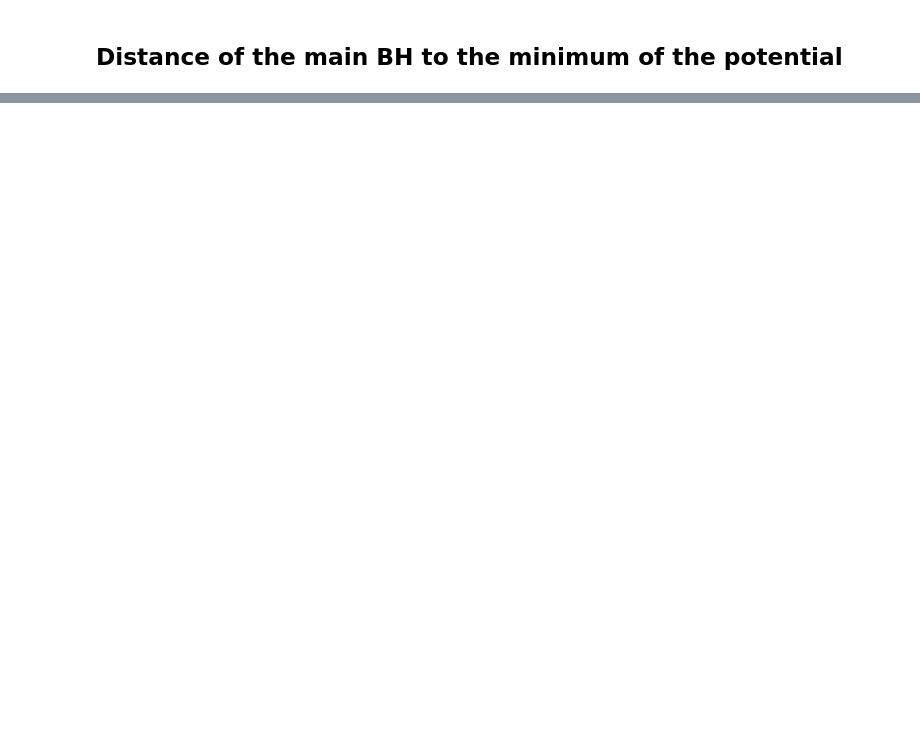
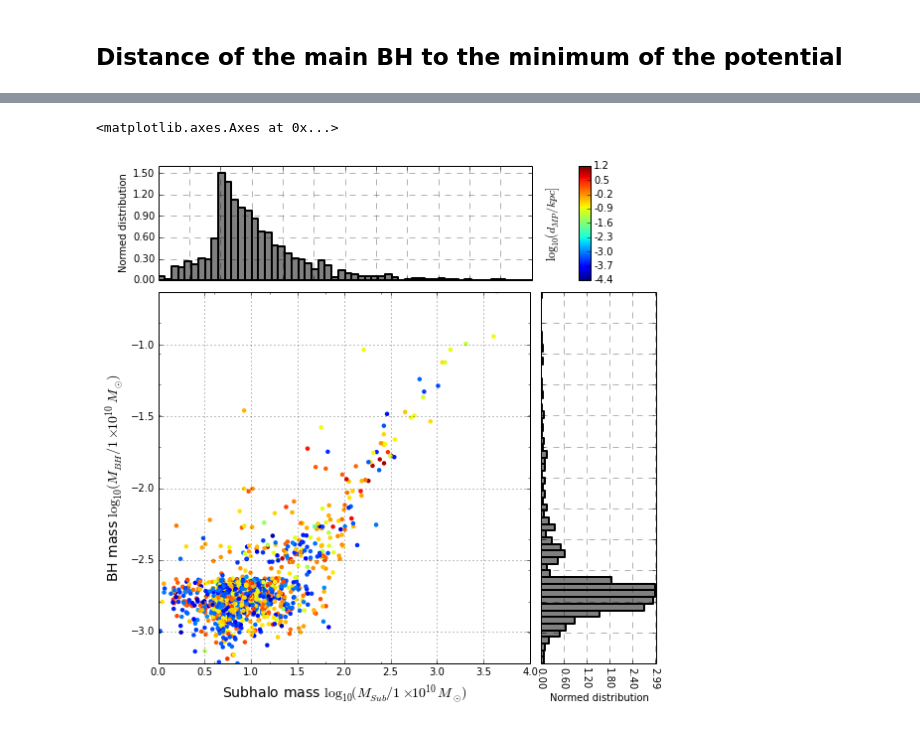
Before and after one commit to sbustamante/CosmologicalBlackHoles, a Jupyter notebook: Codes/BH_stats.ipynb, the cells around one changed output, grey strips where cells are left out. Cells and saved outputs as stored; diff of their text form; code cells hidden in the pictures; blank space fills up the shorter version.

```diff
--- a/Codes/BH_stats.ipynb
+++ b/Codes/BH_stats.ipynb
@@ -110,0 +256,14 @@ plt.xlabel( '$\log_{10}( d/[kpc] )$', fontsize=16 )
+# %%
+#BH mass
+ScatterDiagram(prop1 = np.log10(Sub_mass),
+               label1 = 'Subhalo mass $\log_{10}( M_{Sub} /1 \\times 10^{10} M_{\odot})$',
+               Xlim = [0,4],
+               prop2 = np.log10(BH_tmass),
+               label2 = 'BH mass $\log_{10}( M_{BH} /1 \\times 10^{10} M_{\odot})$',
+               Ylim = None,
+               prop3 = np.log10(d_BH_MP),
+               label3 = '$\log_{10}( d_{MP} / kpc]$',
+               Clim = None )
+# %% [output]
+<matplotlib.axes.Axes at 0x...>
+[figure, added]
```
Also changed, not shown: parts of 28 cells of this notebook.
